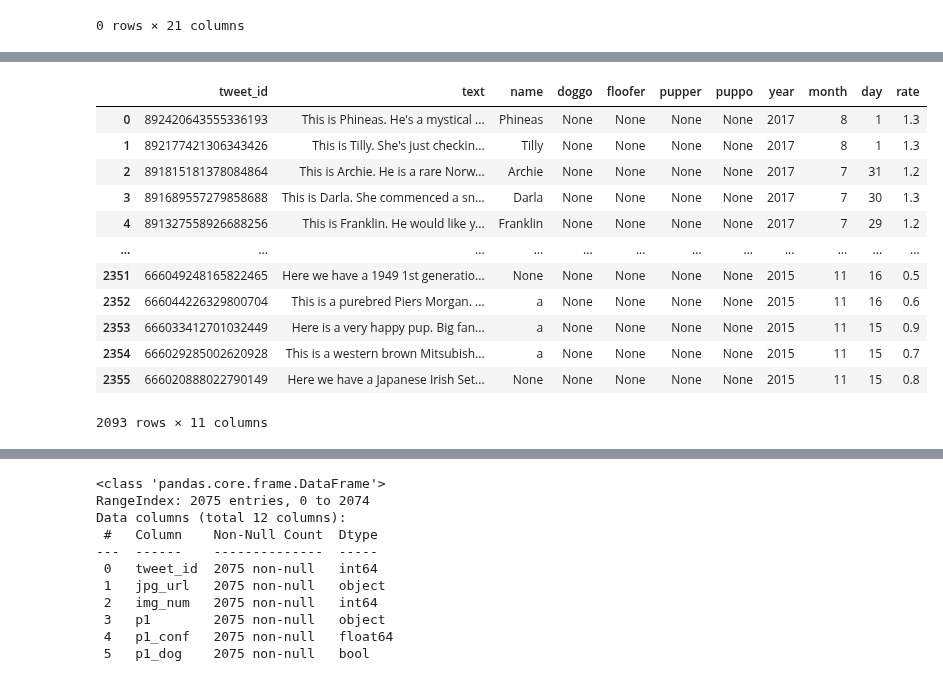
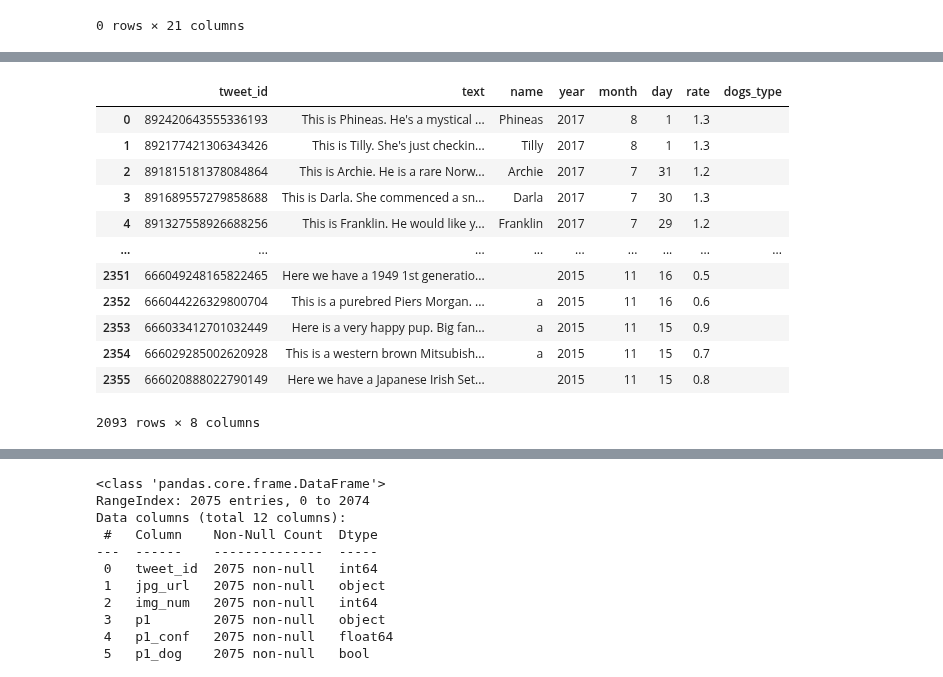
Before and after one commit to hagerElsehaimy/WeRateDogs, a Jupyter notebook: wrangle_act.ipynb, the cells around one changed output, grey strips where cells are left out. Drawn from its saved outputs; the diff is of its cells as text; code cells hidden in the pictures.

```diff
--- a/wrangle_act.ipynb
+++ b/wrangle_act.ipynb
@@ -681,3 +680,8 @@ archive_df.query('tweet_id == 883482846933004288')
 # %% [output]
 |  | tweet_id | in_reply_to_status_id | in_reply_to_user_id | timestamp | source | text | retweeted_status_id | ... |
 0 rows × 21 columns
+# %%
+archive_df.replace(to_replace='None', value='', inplace=True)
+archive_df['dogs_type'] = archive_df['doggo'] + archive_df['pupper'] + archive_df['puppo'] + archive_df['floofer']
+
+archive_df.query('tweet_id == 854010172552949760')
@@ -684,30 +692,34 @@ archive_df.query('tweet_id == 883482846933004288')
 # %%
 try:
     archive_df.drop(['in_reply_to_status_id',
                'in_reply_to_user_id',
                'timestamp',
                'source',
                'retweeted_status_id',
                'retweeted_status_user_id',
                'retweeted_status_timestamp',
                'expanded_urls',
                'rating_numerator',
-               'rating_denominator',],
+               'rating_denominator',
+                    'doggo',
+                    'floofer',
+                    'pupper',
+                    'puppo'],
                axis=1,inplace=True)
 except:
     pass
 archive_df
 # %% [output]
-|  | tweet_id | text | name | doggo | floofer | pupper | puppo | year | month | day | rate |
-| 0 | 892420643555336193 | This is Phineas. He's a mystical ... | Phineas | None | None | None | None | 2017 | 8 | 1 | 1.3 |
-| 1 | 892177421306343426 | This is Tilly. She's just checkin... | Tilly | None | None | None | None | 2017 | 8 | 1 | 1.3 |
-| 2 | 891815181378084864 | This is Archie. He is a rare Norw... | Archie | None | None | None | None | 2017 | 7 | 31 | 1.2 |
-| 3 | 891689557279858688 | This is Darla. She commenced a sn... | Darla | None | None | None | None | 2017 | 7 | 30 | 1.3 |
-| 4 | 891327558926688256 | This is Franklin. He would like y... | Franklin | None | None | None | None | 2017 | 7 | 29 | 1.2 |
-| ... | ... | ... | ... | ... | ... | ... | ... | ... | ... | ... | ... |
-| 2351 | 666049248165822465 | Here we have a 1949 1st generatio... | None | None | None | None | None | 2015 | 11 | 16 | 0.5 |
-| 2352 | 666044226329800704 | This is a purebred Piers Morgan. ... | a | None | None | None | None | 2015 | 11 | 16 | 0.6 |
-| 2353 | 666033412701032449 | Here is a very happy pup. Big fan... | a | None | None | None | None | 2015 | 11 | 15 | 0.9 |
-| 2354 | 666029285002620928 | This is a western brown Mitsubish... | a | None | None | None | None | 2015 | 11 | 15 | 0.7 |
-| 2355 | 666020888022790149 | Here we have a Japanese Irish Set... | None | None | None | None | None | 2015 | 11 | 15 | 0.8 |
+|  | tweet_id | text | name | year | month | day | rate | dogs_type |
+| 0 | 892420643555336193 | This is Phineas. He's a mystical ... | Phineas | 2017 | 8 | 1 | 1.3 |  |
+| 1 | 892177421306343426 | This is Tilly. She's just checkin... | Tilly | 2017 | 8 | 1 | 1.3 |  |
+| 2 | 891815181378084864 | This is Archie. He is a rare Norw... | Archie | 2017 | 7 | 31 | 1.2 |  |
+| 3 | 891689557279858688 | This is Darla. She commenced a sn... | Darla | 2017 | 7 | 30 | 1.3 |  |
+| 4 | 891327558926688256 | This is Franklin. He would like y... | Franklin | 2017 | 7 | 29 | 1.2 |  |
+| ... | ... | ... | ... | ... | ... | ... | ... | ... |
+| 2351 | 666049248165822465 | Here we have a 1949 1st generatio... |  | 2015 | 11 | 16 | 0.5 |  |
+| 2352 | 666044226329800704 | This is a purebred Piers Morgan. ... | a | 2015 | 11 | 16 | 0.6 |  |
+| 2353 | 666033412701032449 | Here is a very happy pup. Big fan... | a | 2015 | 11 | 15 | 0.9 |  |
+| 2354 | 666029285002620928 | This is a western brown Mitsubish... | a | 2015 | 11 | 15 | 0.7 |  |
+| 2355 | 666020888022790149 | Here we have a Japanese Irish Set... |  | 2015 | 11 | 15 | 0.8 |  |
-2093 rows × 11 columns
+2093 rows × 8 columns
```
Also changed, not shown: parts of 12 cells of this notebook.
